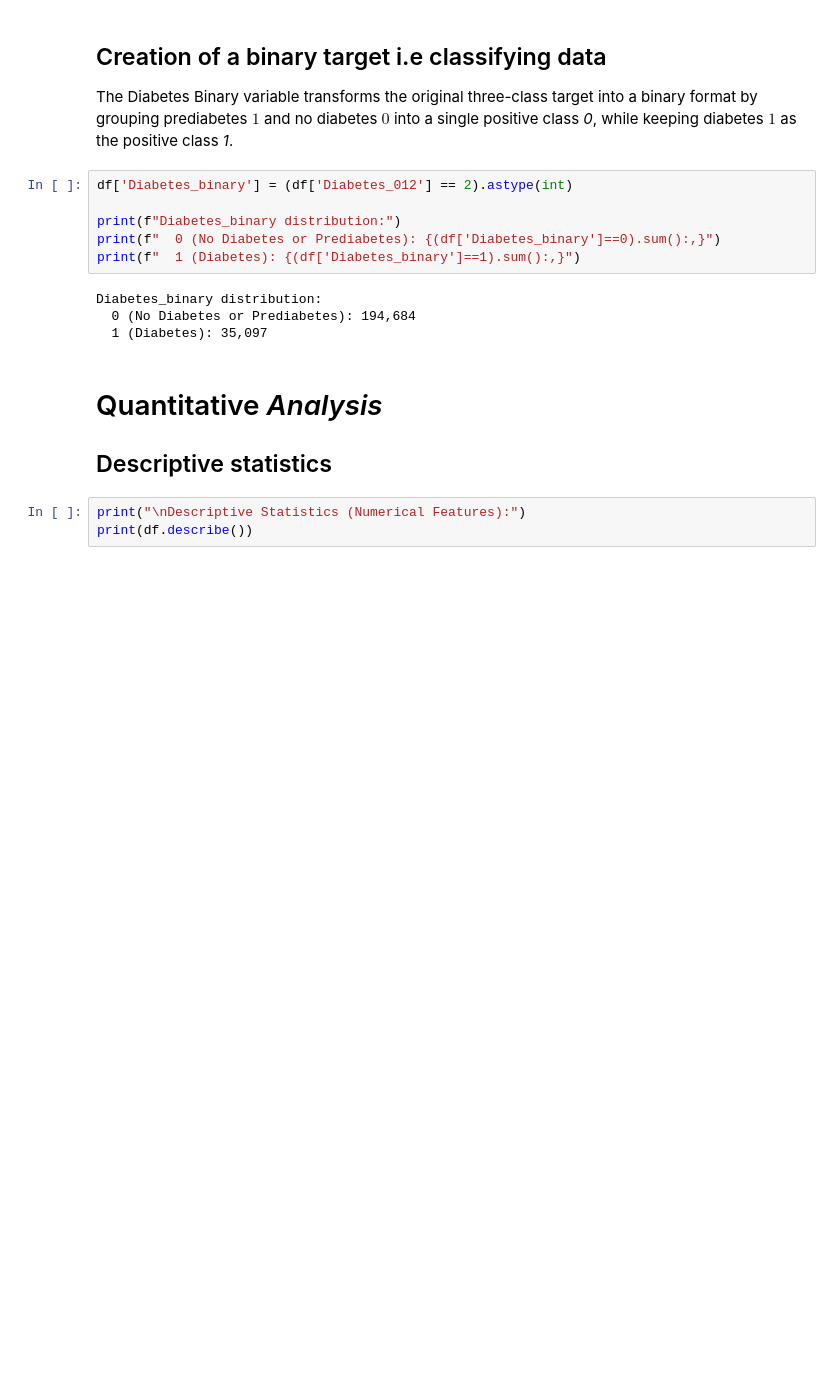
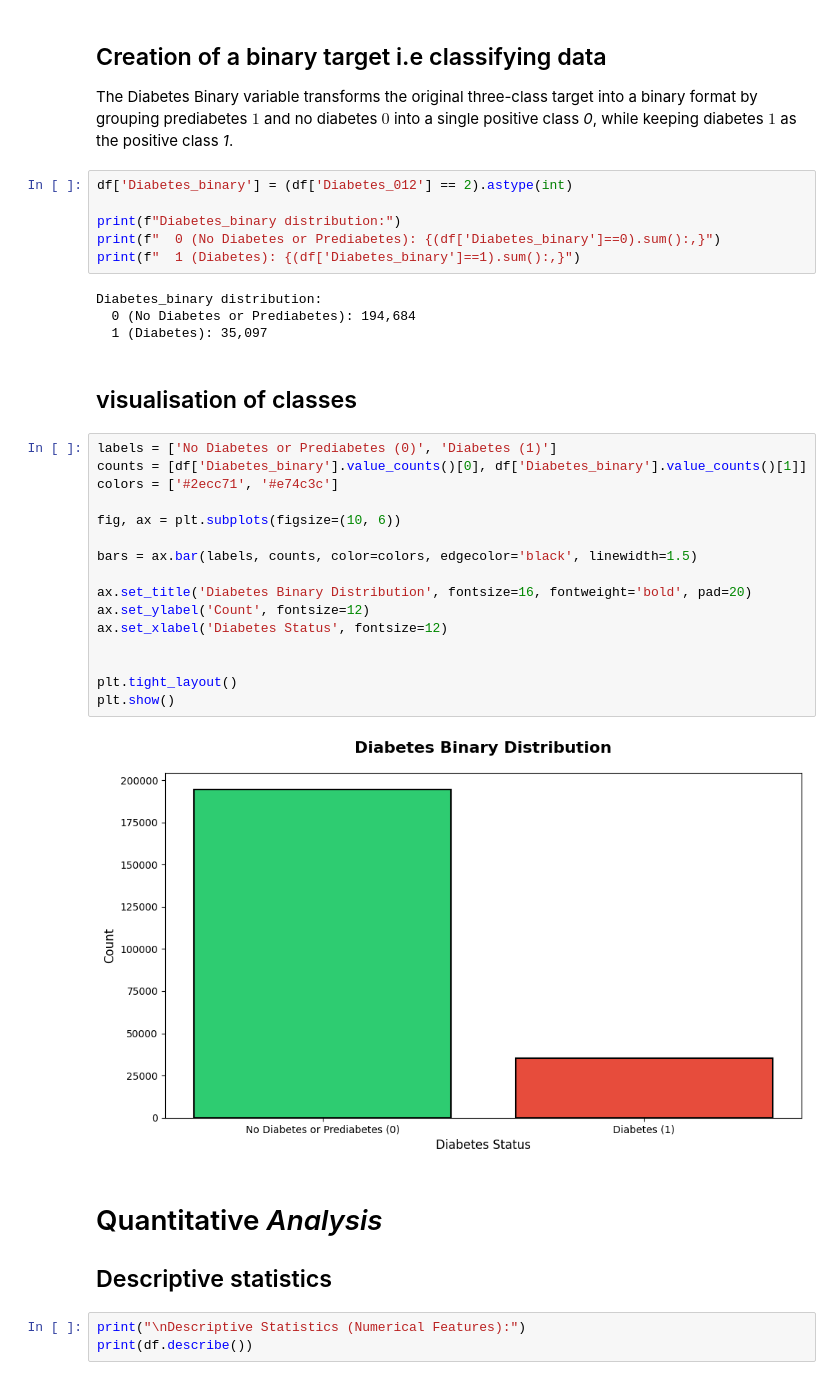
Before and after one commit to caj6/Deep-Learning, a Jupyter notebook: Sprint 1/Sprint1.ipynb, the cells around one changed output. Saved outputs shown, nothing was run; the diff lists cells and outputs as text; blank space fills up the shorter version.

```diff
--- a/Sprint 1/Sprint1.ipynb
+++ b/Sprint 1/Sprint1.ipynb
@@ -164,6 +164,26 @@ print(f"  1 (Diabetes): {(df['Diabetes_binary']==1).sum():,}")
 Diabetes_binary distribution:
   0 (No Diabetes or Prediabetes): 194,684
   1 (Diabetes): 35,097
+# %% [markdown]
+## visualisation of classes
+# %%
+labels = ['No Diabetes or Prediabetes (0)', 'Diabetes (1)']
+counts = [df['Diabetes_binary'].value_counts()[0], df['Diabetes_binary'].value_counts()[1]]
+colors = ['#2ecc71', '#e74c3c']
+
+fig, ax = plt.subplots(figsize=(10, 6))
+
+bars = ax.bar(labels, counts, color=colors, edgecolor='black', linewidth=1.5)
+
+ax.set_title('Diabetes Binary Distribution', fontsize=16, fontweight='bold', pad=20)
+ax.set_ylabel('Count', fontsize=12)
+ax.set_xlabel('Diabetes Status', fontsize=12)
+
+
+plt.tight_layout()
+plt.show()
+# %% [output]
+[figure, added]
 # %% [markdown]
 # Quantitative *Analysis*
 ## Descriptive statistics
```
Also changed, not shown: parts of 1 cell of this notebook.
